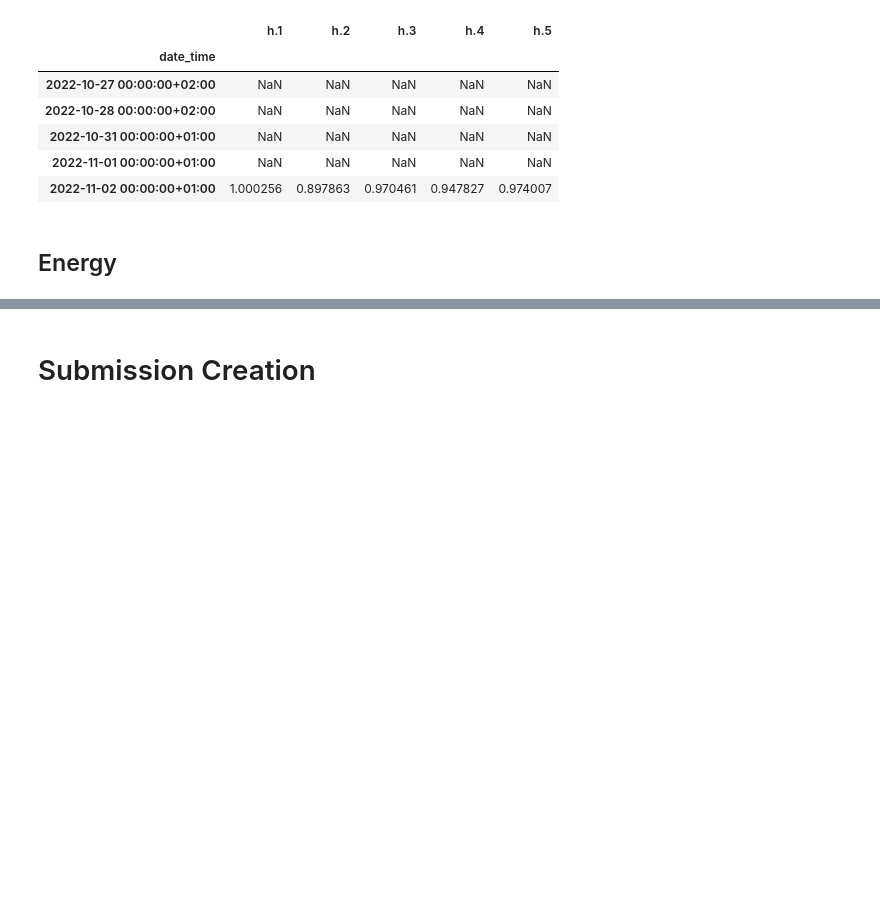
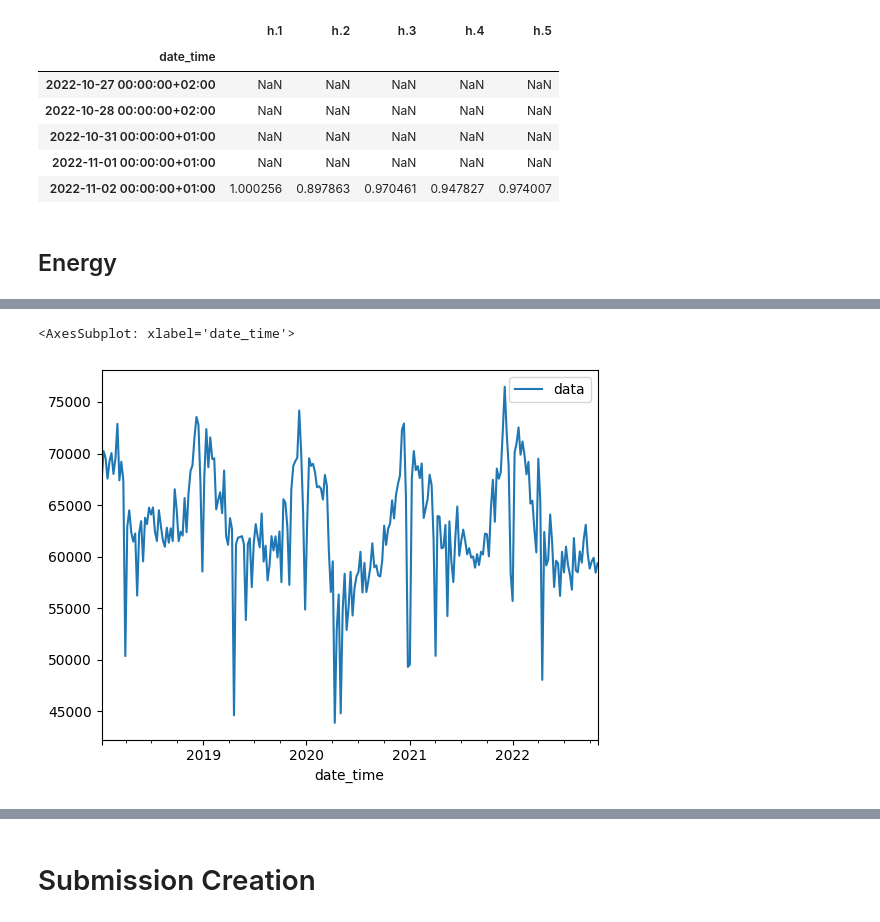
Before and after one commit to FabianWylczoch/Forecasting, a Jupyter notebook: PTSFC.ipynb, the cells around one changed output, grey strips where cells are left out. Saved outputs shown, nothing was run; the diff lists cells and outputs as text; code cells hidden in the pictures; blank space fills up the shorter version.

```diff
--- a/PTSFC.ipynb
+++ b/PTSFC.ipynb
@@ -375,0 +409,5 @@ energydata.tail()
+# %%
+ens16.plot()
+# %% [output]
+<AxesSubplot: xlabel='date_time'>
+[figure, added]
```
Also changed, not shown: parts of 9 cells of this notebook.
